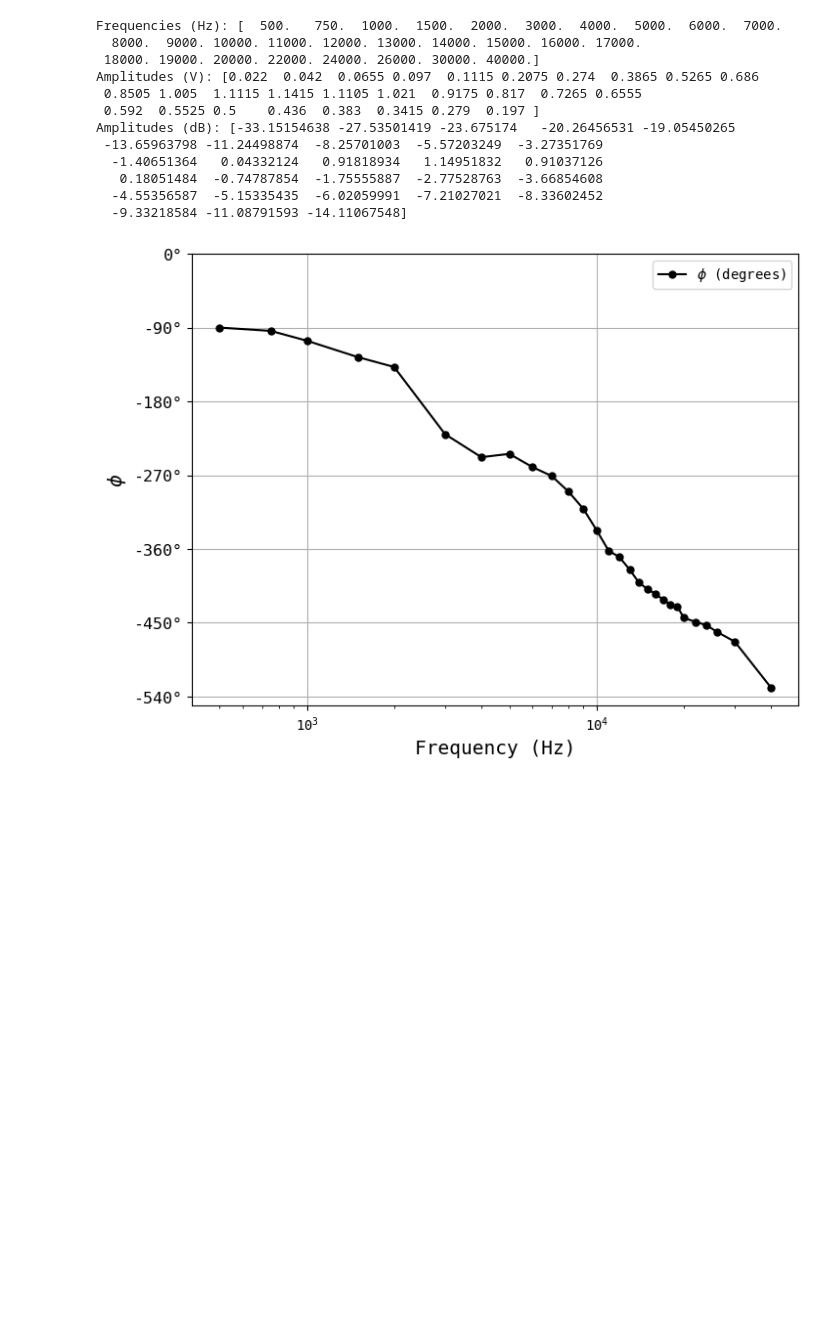
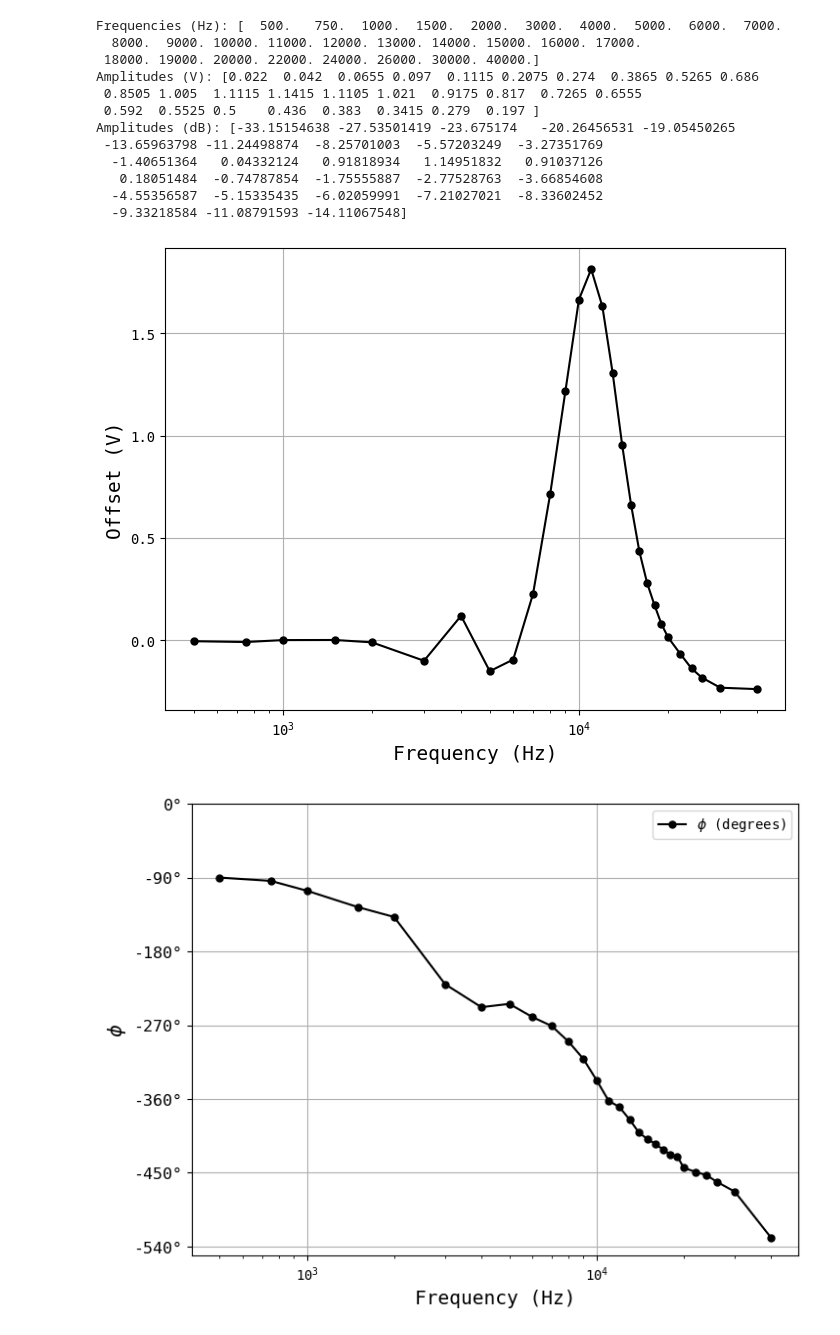
Before and after one commit to askeroelshoej/SP-Lock-In-Amp, a Jupyter notebook: experiment/analysis_stage1_3.ipynb, the cells around one changed output. Cells and saved outputs as stored; diff of their text form; code cells hidden in the pictures; blank space fills up the shorter version.

```diff
--- a/experiment/analysis_stage1_3.ipynb
+++ b/experiment/analysis_stage1_3.ipynb
@@ -42,7 +36,7 @@ phase_deg = df1["phase_deg"].to_numpy()
 # Array conversions
 A_ref = 5
 amp = (vol_max - vol_min) / 2
-# amp *= np.pi / (2 * A_ref)
+offset = (vol_max + vol_min) / 2
 amp_dB = lin_to_dB(amp)
 #phase_rad = np.unwrap(deg_to_rad(phase_deg)) # Unwrapped
 
@@ -75,6 +69,19 @@ Amplitudes (dB): [-33.15154638 -27.53501419 -23.675174   -20.26456531 -19.054502
    0.18051484  -0.74787854  -1.75555887  -2.77528763  -3.66854608
   -4.55356587  -5.15335435  -6.02059991  -7.21027021  -8.33602452
   -9.33218584 -11.08791593 -14.11067548]
+# %%
+# Plot the phase in degrees, but unwrapped
+fig, ax = plt.subplots(figsize=(8, 6))
+ax.plot(freq, offset, 'o-', ms = 5, color = 'k')
+ax.set_xscale('log')
+ax.set_xlabel('Frequency (Hz)', fontsize=14)
+ax.set_ylabel('Offset (V)', fontsize=14)
+
+
+ax.grid(True)
+plt.show()
+# %% [output]
+[figure, added]
 # %%
 
 # Plot the phase in degrees, but unwrapped
```
Also changed, not shown: parts of 1 cell of this notebook.
